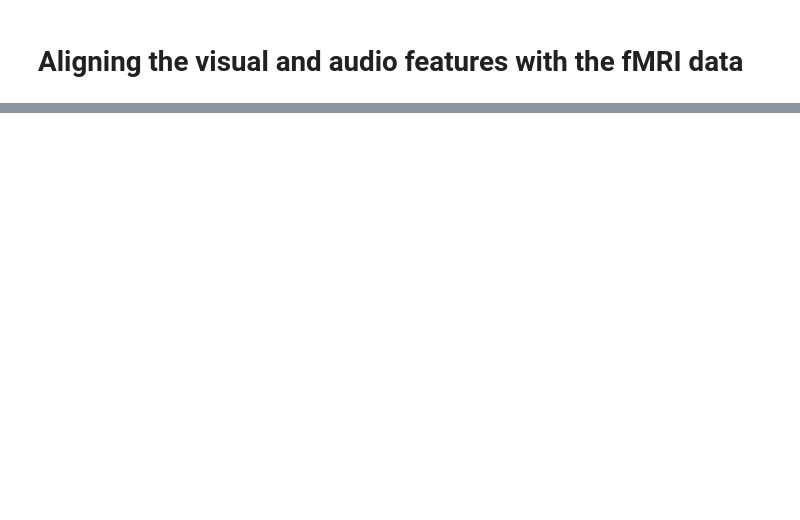
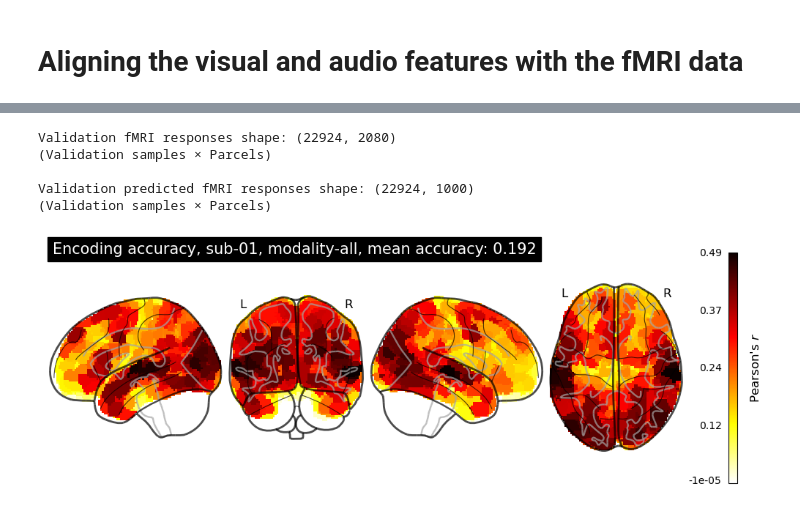
Before and after one commit to genandlam/algonauts_2025_challenge, a Jupyter notebook: new.ipynb, the cells around one changed output, grey strips where cells are left out. Drawn from its saved outputs; the diff is of its cells as text; code cells hidden in the pictures; blank space fills up the shorter version.

Commit message:
running experiment adding delay

```diff
--- a/new.ipynb
+++ b/new.ipynb
@@ -489,0 +719,7 @@ def align_features_and_fmri_samples(features, fmri, excluded_samples_start,
+# %%
+# Train the encoding model
+model = train_encoding(features_train_delay, fmri_train)
+
+
+# Remove unused variables from memory
+del features_train, fmri_train
@@ -489,0 +747,3 @@ def align_features_and_fmri_samples(features, fmri, excluded_samples_start,
+# %%
+features_val_delay=delays(features_val)
+features_val_delay.shape
@@ -489,0 +752,69 @@ def align_features_and_fmri_samples(features, fmri, excluded_samples_start,
+# %%
+# Predict the fMRI responses for the validation movies
+fmri_val_pred = model.predict(features_val_delay)
+
+# Print the shape of the recorded and predicted test fMRI responses: note that
+# the two have the same shape!
+print("Validation fMRI responses shape:", features_val_delay.shape)
+print('(Validation samples × Parcels)')
+print("\nValidation predicted fMRI responses shape:", fmri_val_pred.shape)
+print('(Validation samples × Parcels)')
+# %% [output]
+Validation fMRI responses shape: (22924, 2080)
+(Validation samples × Parcels)
+
+Validation predicted fMRI responses shape: (22924, 1000)
+(Validation samples × Parcels)
+# %%
+def compute_encoding_accuracy(fmri_val, fmri_val_pred, subject, modality):
+    """
+    Compare the  recorded (ground truth) and predicted fMRI responses, using a
+    Pearson's correlation. The comparison is perfomed independently for each
+    fMRI parcel. The correlation results are then plotted on a glass brain.
+
+    Parameters
+    ----------
+    fmri_val : float
+        fMRI responses for the validation movies.
+    fmri_val_pred : float
+        Predicted fMRI responses for the validation movies
+    subject : int
+        Subject number used to train and validate the encoding model.
+    modality : str
+        Feature modality used to train and validate the encoding model.
+
+    """
+
+    ### Correlate recorded and predicted fMRI responses ###
+    encoding_accuracy = np.zeros((fmri_val.shape[1]), dtype=np.float32)
+    for p in range(len(encoding_accuracy)):
+        encoding_accuracy[p] = pearsonr(fmri_val[:, p],
+            fmri_val_pred[:, p])[0]
+    mean_encoding_accuracy = np.round(np.mean(encoding_accuracy), 3)
+
+    ### Map the prediction accuracy onto a 3D brain atlas for plotting ###
+    atlas_file = f'sub-0{subject}_space-MNI152NLin2009cAsym_atlas-Schaefer18_parcel-1000Par7Net_desc-dseg_parcellation.nii.gz'
+    atlas_path = os.path.join(initial_dir, 'data', 'algonauts_2025.competitors',
+        'fmri', f'sub-0{subject}', 'atlas', atlas_file)
+    atlas_masker = NiftiLabelsMasker(labels_img=atlas_path)
+    atlas_masker.fit()
+    encoding_accuracy_nii = atlas_masker.inverse_transform(encoding_accuracy)
+
+    ### Plot the encoding accuracy ###
+    title = f"Encoding accuracy, sub-0{subject}, modality-{modality}, mean accuracy: " + str(mean_encoding_accuracy)
+    display = plotting.plot_glass_brain(
+        encoding_accuracy_nii,
+        display_mode="lyrz",
+        cmap='hot_r',
+        colorbar=True,
+        plot_abs=False,
+        symmetric_cbar=False,
+        title=title
+    )
+    colorbar = display._cbar
+    colorbar.set_label("Pearson's $r$", rotation=90, labelpad=12, fontsize=12)
+    plotting.show()
+
+compute_encoding_accuracy(fmri_val, fmri_val_pred, subject, modality)
+# %% [output]
+[figure, added]
```
Also changed, not shown: parts of 19 cells of this notebook.
